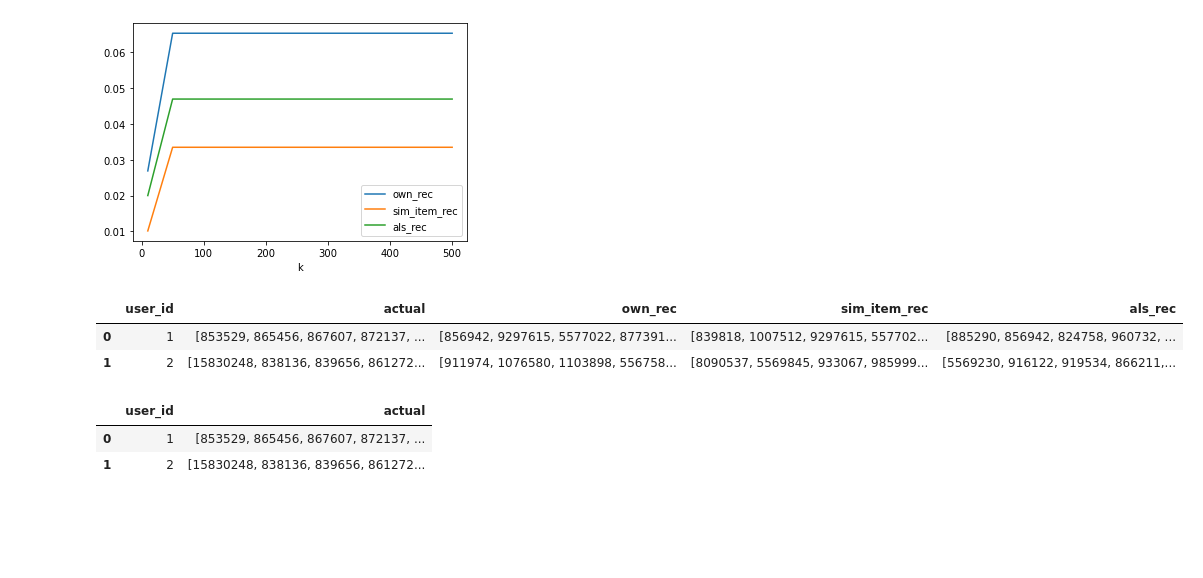
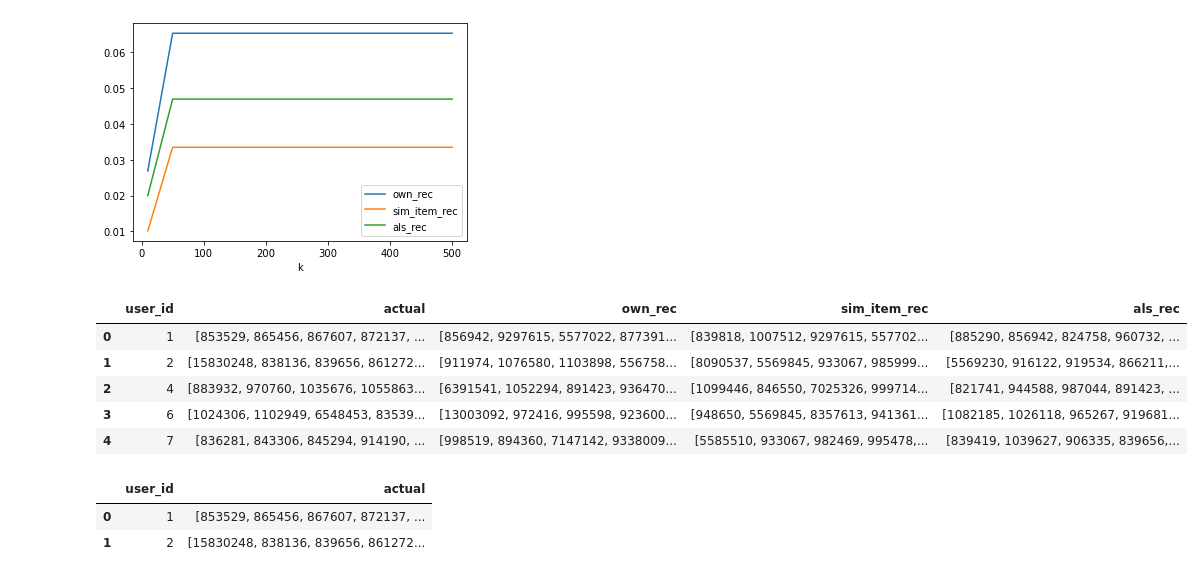
Before and after one commit to SVM71/Rec_sys_homework_10_2021, a Jupyter notebook: Lesson_6/Rec_sys_HW6_Mitin.ipynb, the cells around one changed output. Drawn from its saved outputs; the diff is of its cells as text; code cells hidden in the pictures; blank space fills up the shorter version.

```diff
--- a/Lesson_6/Rec_sys_HW6_Mitin.ipynb
+++ b/Lesson_6/Rec_sys_HW6_Mitin.ipynb
@@ -253,9 +253,12 @@ result_eval_matcher.head(2)
 | 1 | 2 | [15830248, 838136, 839656, 861272... |
 # %%
 # Добавит топ рекомендаций для заданной модели, вернет recall at k долю из купленных товаров мы смогли выявить
-def user_add_recomns_4_model(df_result, result_col_name, recommend_model, n_pred, top_k):
+def user_add_recomns_4_model(df_result, result_col_name, recommend_model, n_pred):
     df_result[result_col_name] = df_result[USER_COL].apply(lambda x: recommend_model(x, N=n_pred))
-    return df_result.apply(lambda row: recall_at_k(row[result_col_name], row[ACTUAL_COL], k=top_k), axis=1).mean()
+
+def calc_recall(df_data, top_k):
+    for col_name in df_data.columns[2:]:
+        yield col_name, df_data.apply(lambda row: recall_at_k(row[col_name], row[ACTUAL_COL], k=top_k), axis=1).mean()
 # %%
 # соберем словарь в котром название столбца рекомендаций, модель рекомендаций, точность
 res_col_names = ['own_rec',
@@ -277,22 +280,16 @@ n_p_list = [50]
 # %%
 import time
 
-result_list = list()
+start = time.time()
 
-for n_p in n_p_list:
-    for k in k_list:
-        start = time.time()
-        lst_el = {'k':k, 'n_pred':n_p}
-        for p in nm_model_pairs:
-            rec_st = time.time()
-            print(f'model:{p[0]}...')
-            lst_el[p[0]] = user_add_recomns_4_model( \
-                result_eval_matcher, result_col_name=p[0], recommend_model=p[1], top_k=k, n_pred=n_p )
-            rec_end = time.time()
-            print(f'recall@k:{lst_el[p[0]]}.\ttime,sec: { round( rec_end - rec_st, 3) }')
-        result_list.append(lst_el)
-        end = time.time()
-        print(f'for top_k:{k}:\ttime, sec: { round( end - start, 3) }')
-result_list
+for nm, mdl in nm_model_pairs:
+    rec_st = time.time()
+    print(f'model:{nm}...')
+    user_add_recomns_4_model( \
+                result_eval_matcher, result_col_name=nm, recommend_model=mdl, n_pred=50 )
+    rec_end = time.time()
+    print(f'\ttime,sec: { round( rec_end - rec_st, 3) }')
+end = time.time()
+print(f'for n_pred:{50}:\ttime, sec: { round( end - start, 3) }')
 # %% [output]
 model:own_rec...
@@ -322,11 +366,14 @@ plt.show()
 # %% [output]
 [figure]
 # %%
-result_eval_matcher.head(2)
+result_eval_matcher.head(5)
 # %% [output]
 |  | user_id | actual | own_rec | sim_item_rec | als_rec |
 | 0 | 1 | [853529, 865456, 867607, 872137, ... | [856942, 9297615, 5577022, 877391... | [839818, 1007512, 9297615, 557702... | [885290, 856942, 824758, 960732, ... |
 | 1 | 2 | [15830248, 838136, 839656, 861272... | [911974, 1076580, 1103898, 556758... | [8090537, 5569845, 933067, 985999... | [5569230, 916122, 919534, 866211,... |
+| 2 | 4 | [883932, 970760, 1035676, 1055863... | [6391541, 1052294, 891423, 936470... | [1099446, 846550, 7025326, 999714... | [821741, 944588, 987044, 891423, ... |
+| 3 | 6 | [1024306, 1102949, 6548453, 83539... | [13003092, 972416, 995598, 923600... | [948650, 5569845, 8357613, 941361... | [1082185, 1026118, 965267, 919681... |
+| 4 | 7 | [836281, 843306, 845294, 914190, ... | [998519, 894360, 7147142, 9338009... | [5585510, 933067, 982469, 995478,... | [839419, 1039627, 906335, 839656,... |
 # %%
 ACTUAL_COL = 'actual'
 # %%
```
Also changed, not shown: parts of 4 cells of this notebook.
